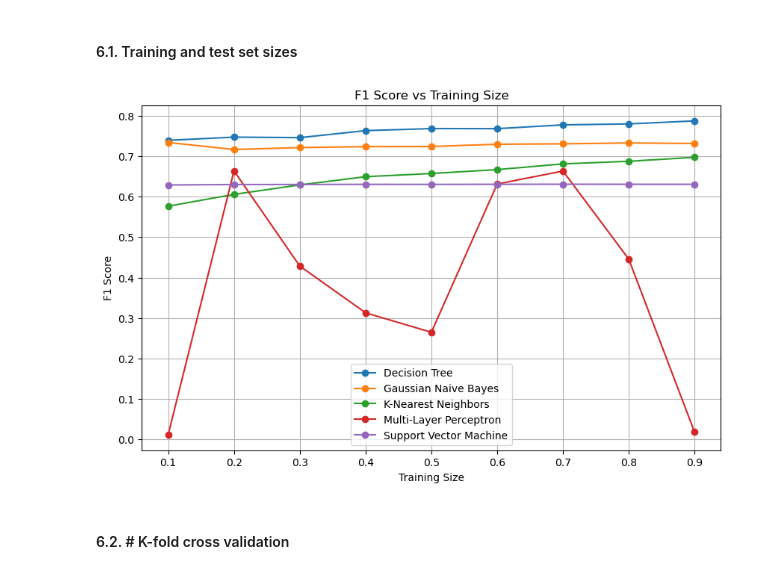
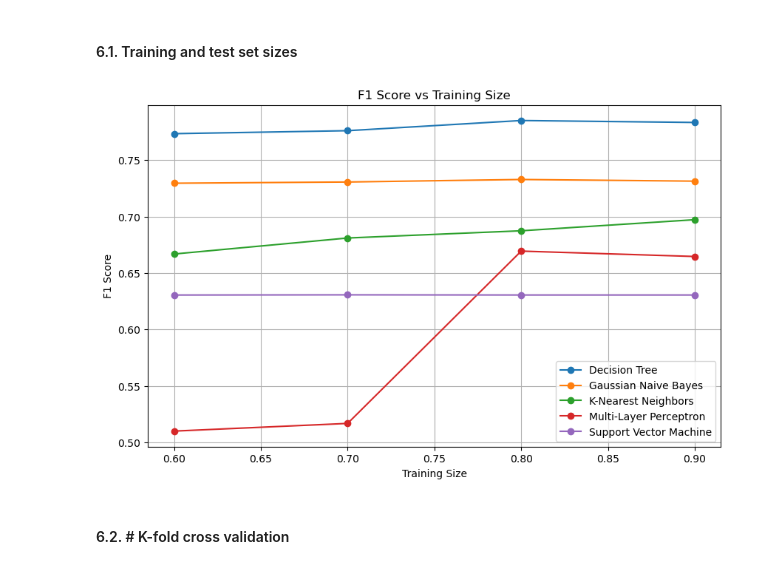
Before and after one commit to LuisDu902/MLChurnPrediction, a Jupyter notebook: project.ipynb, the cells around one changed output. Cells and saved outputs as stored; diff of their text form; code cells hidden in the pictures.

```diff
--- a/project.ipynb
+++ b/project.ipynb
@@ -428,40 +428,40 @@ weighted avg       0.57      0.57      0.57      3959
 #### 6.1. Training and test set sizes
 # %%
 # code to manipulate the training and test sizes
-training_sizes = [0.1, 0.2, 0.3, 0.4, 0.5, 0.6, 0.7, 0.8, 0.9]
+training_sizes = [0.6, 0.7, 0.8, 0.9]
 classifiers = [
     ('Decision Tree', DecisionTreeClassifier()),
     ('K-Nearest Neighbors', KNeighborsClassifier()),
     ('Support Vector Machine', SVC()),
     ('Gaussian Naive Bayes', GaussianNB()),
-    ('Multi-Layer Perceptron', MLPClassifier())
+    ('Multi-Layer Perceptron', MLPClassifier(random_state=1))
 ]
 results = []
 
 for clf_name, clf in classifiers:
     for size in training_sizes:
             # divido o conjunto
             (partial_training_inputs, _, partial_training_classes, _) = train_test_split(training_inputs, training_classes, train_size=size, random_state=1)
             # treino o classificador
             clf.fit(partial_training_inputs, partial_training_classes)
             # faço previsões
             predictions = clf.predict(testing_inputs)
             # calculo o f1
             f1 = f1_score(testing_classes, predictions, pos_label='1')
 
             results.append((size, clf_name, f1))
 results_df = pd.DataFrame(results, columns=['Training Size', 'Classifier', 'F1 Score'])
 plt.figure(figsize=(10, 6))
 for clf_name, group in results_df.groupby('Classifier'):
     plt.plot(group['Training Size'], group['F1 Score'], marker='o', label=clf_name)
 plt.title('F1 Score vs Training Size')
 plt.xlabel('Training Size')
 plt.ylabel('F1 Score')
 plt.legend()
 plt.grid(True)
 plt.show()
 # %% [output]
-[figure, old version]
+[figure, new version]
 # %% [markdown]
 #### 6.2. # K-fold cross validation
 # %%
```
